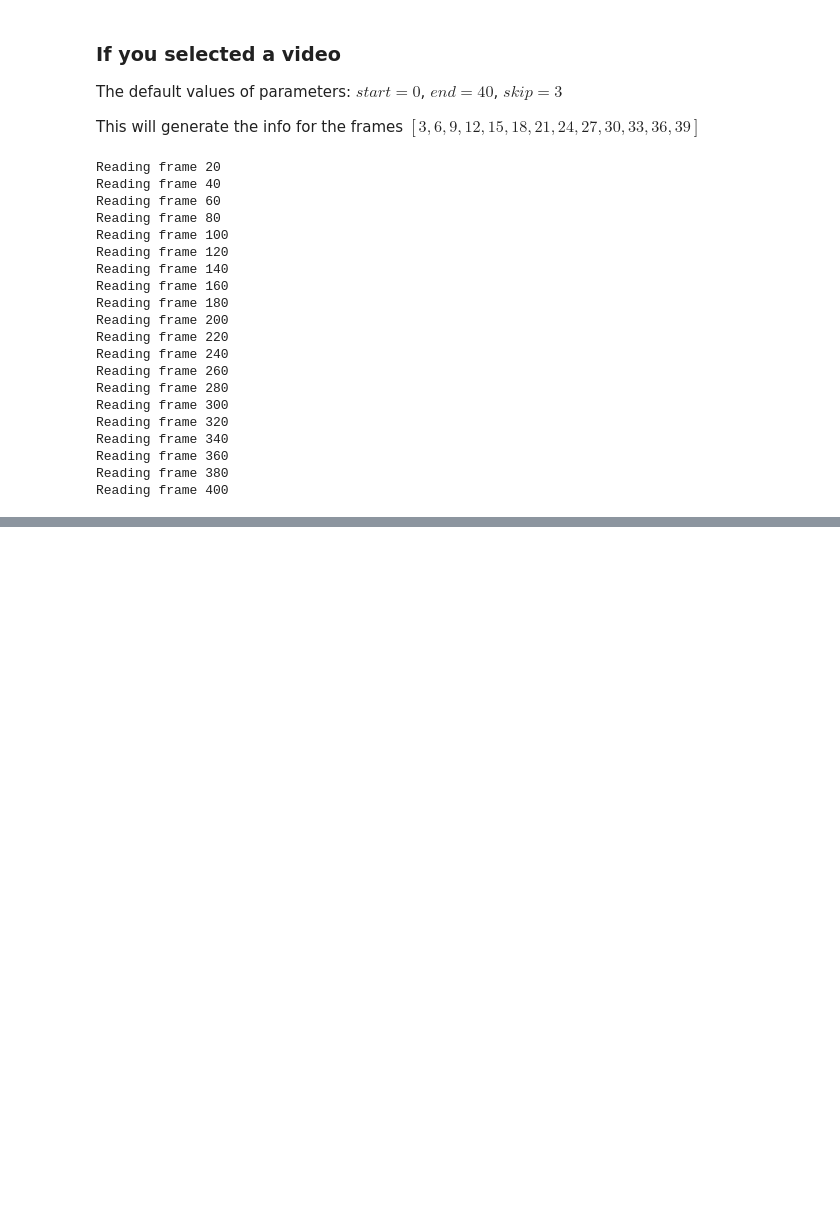
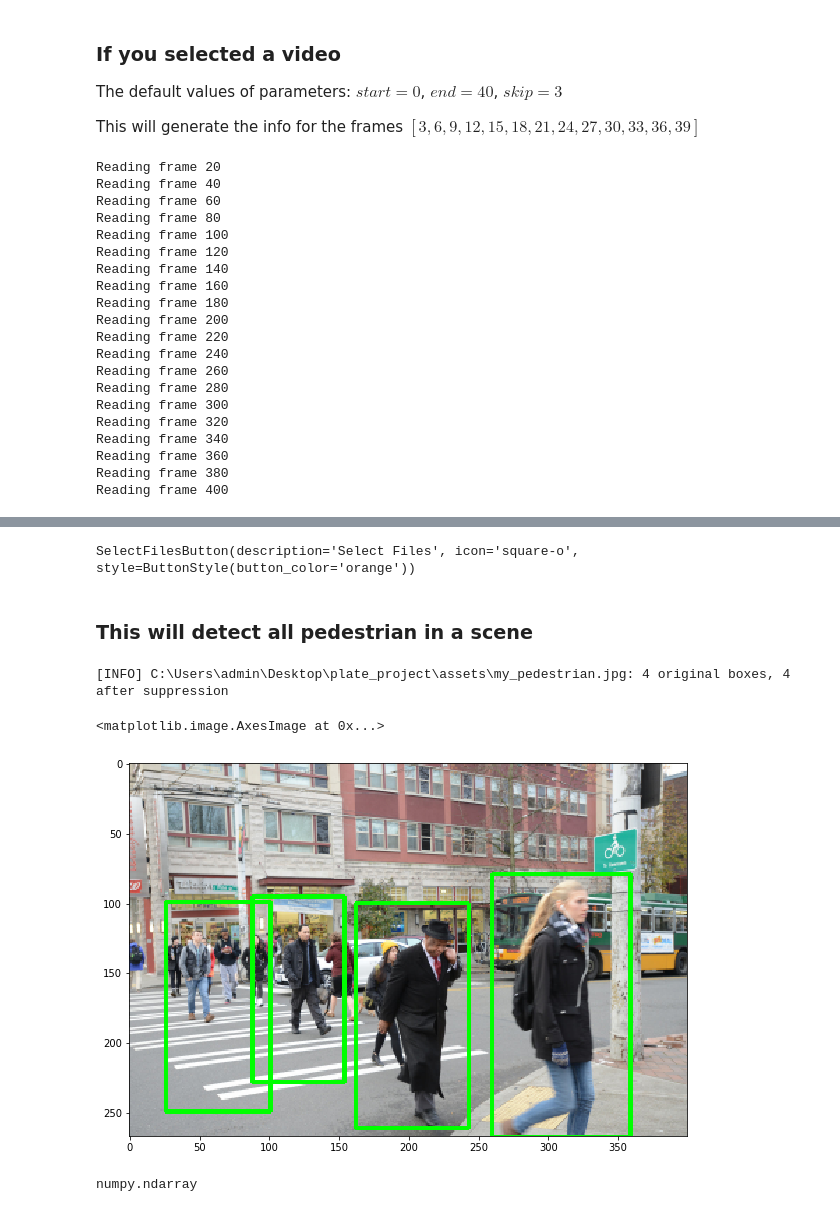
Before and after one commit to mondher-bouazizi/plate_project, a Jupyter notebook: plate_recognizer.ipynb, the cells around one changed output, grey strips where cells are left out. Drawn from its saved outputs; the diff is of its cells as text; code cells hidden in the pictures; blank space fills up the shorter version.

Commit message:
update: added a separate section that detects pedestrians

```diff
--- a/plate_recognizer.ipynb
+++ b/plate_recognizer.ipynb
@@ -138,0 +150,9 @@ display_gif(temp_file)
+# %%
+select = SelectFilesButton()
+select
+# %% [output]
+SelectFilesButton(description='Select Files', icon='square-o', style=ButtonStyle(button_color='orange'))
+# %% [markdown]
+### This will detect all pedestrian in a scene
+# %%
+my_image = os.path.normpath(select.files[0])
@@ -138,0 +162,34 @@ display_gif(temp_file)
+# %%
+#image = cv2.imread(my_image)
+image = mpimg.imread(my_image)
+image = imutils.resize(image, width=min(400, image.shape[1]))
+orig = image.copy()
+
+# detect people in the image
+(rects, weights) = hog.detectMultiScale(image, winStride=(4, 4), padding=(8, 8), scale=1.05)
+
+# draw the original bounding boxes
+for (x, y, w, h) in rects:
+    cv2.rectangle(orig, (x, y), (x + w, y + h), (0, 0, 255), 2)
+
+rects = np.array([[x, y, x + w, y + h] for (x, y, w, h) in rects])
+pick = non_max_suppression(rects, probs=None, overlapThresh=0.65)
+
+# draw the final bounding boxes
+for (xA, yA, xB, yB) in pick: cv2.rectangle(image, (xA, yA), (xB, yB), (0, 255, 0), 2)
+
+# number of boxes generated
+filename = my_image
+print("[INFO] {}: {} original boxes, {} after suppression".format(filename, len(rects), len(pick)))
+# %% [output]
+[INFO] C:\Users\admin\Desktop\plate_project\assets\my_pedestrian.jpg: 4 original boxes, 4 after suppression
+# %%
+plt.figure(figsize = (10,10))
+plt.imshow(image)
+# %% [output]
+<matplotlib.image.AxesImage at 0x...>
+[figure, added]
+# %%
+type(image)
+# %% [output]
+numpy.ndarray
```
Also changed, not shown: parts of 8 cells of this notebook, 1 other file.
